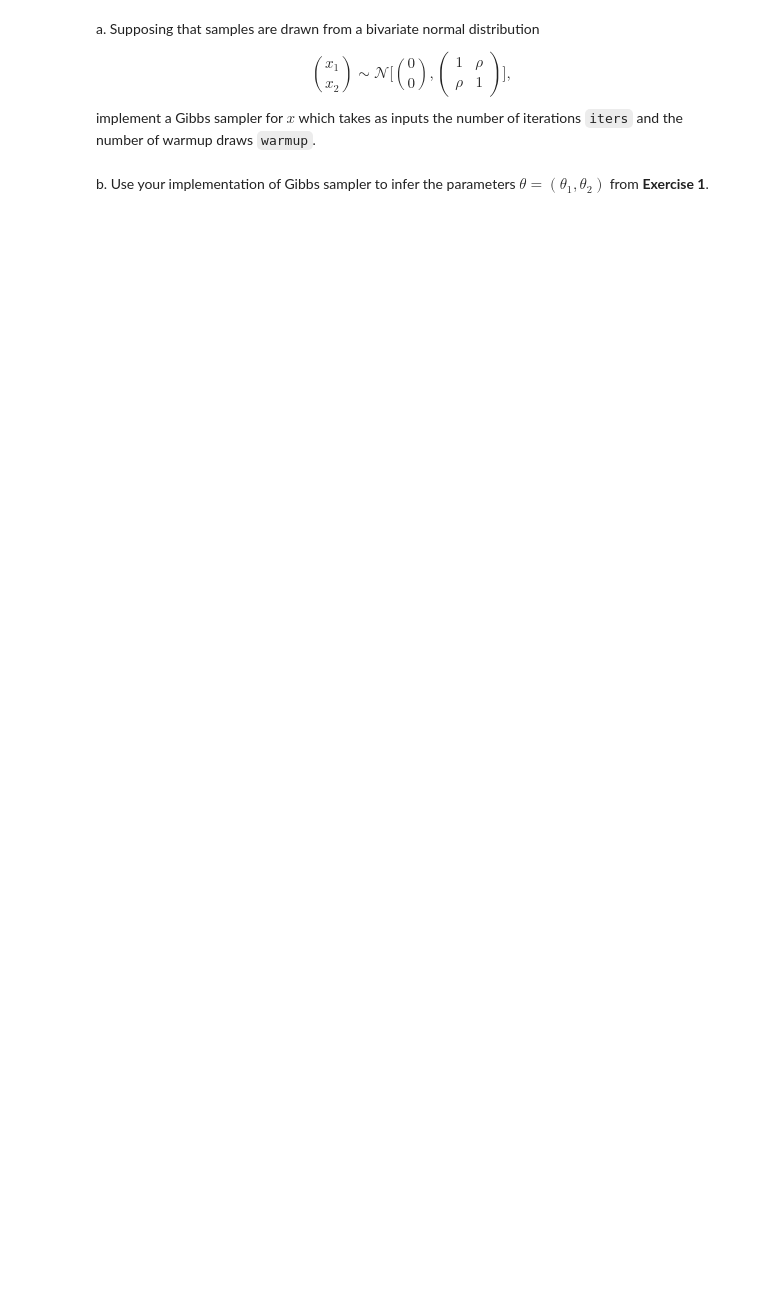
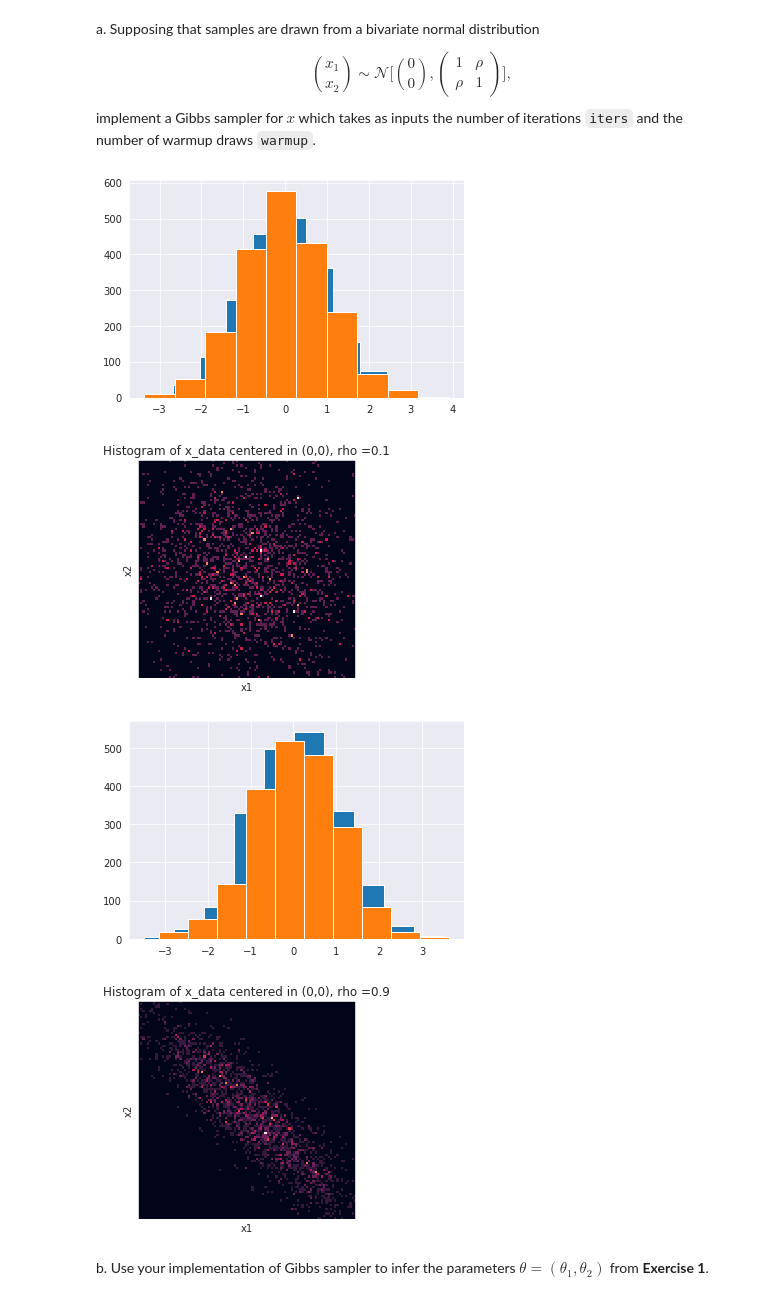
Before and after one commit to samadio/statistical-machine-learning, a Jupyter notebook: homeworks/homework_04.ipynb, the cells around one changed output. Drawn from its saved outputs; the diff is of its cells as text; code cells hidden in the pictures; blank space fills up the shorter version.

```diff
--- a/homeworks/homework_04.ipynb
+++ b/homeworks/homework_04.ipynb
@@ -96,23 +106,48 @@ $$
 $$
     implement a Gibbs sampler for $x$ which takes as inputs the number of iterations `iters` and the number of warmup draws `warmup`.
 # %%
-def gibbs_sampler(iters: int, warmup: int, rho: float):
-    x2 = 0.1
-    x1 = pyro.sample('x10',dist.Normal(rho*x2, np.sqrt(1-rho**2)))
+def new_mu(idx, mu, rho, x_other):
+    return mu[idx] + rho * (x_other - mu[(idx + 1) % 2])
+
+def gibbs_sampler(guess: float, iters: int, warmup: int, rho: float, mu = [0,0]):
+
+    x = [0.,guess]
+                           #p(x1|x2)
+    x[0] = pyro.sample('x10',dist.Normal(new_mu(0,mu,rho,x[1]), np.sqrt(1-rho**2)))
 
     for i in range(warmup):
-        x2 = pyro.sample('x2',dist.Normal(rho*x1, np.sqrt(1-rho**2)))
-        x1 = pyro.sample('x1',dist.Normal(rho*x1, np.sqrt(1-rho**2)))
+        x[1] = pyro.sample('x2',dist.Normal(new_mu(1,mu,rho,x[0]), np.sqrt(1-rho**2)))
+        x[0] = pyro.sample('x10',dist.Normal(new_mu(0,mu,rho,x[1]), np.sqrt(1-rho**2)))
 
     x2_list=[]
     x1_list=[]
     for i in range(iters):
-        x2 = pyro.sample('x2',dist.Normal(rho*x1, np.sqrt(1-rho**2)))
-        x1 = pyro.sample('x1',dist.Normal(rho*x1, np.sqrt(1-rho**2)))
-        x2_list.append(x2)
-        x1_list.append(x1)
+        x[1] = pyro.sample('x2',dist.Normal(new_mu(1,mu,rho,x[0]), np.sqrt(1-rho**2)))
+        x[0] = pyro.sample('x10',dist.Normal(new_mu(0,mu,rho,x[1]), np.sqrt(1-rho**2)))
+        x2_list.append(x[1])
+        x1_list.append(x[0])
     return (x1_list, x2_list)
 
-_ = gibbs_sampler(100, 500, 0.1)
+for rho in [0.1,0.9]:
+    x1,x2 = gibbs_sampler(0.1, 2000, 1000, rho)
+
+    plt.hist(x1)
+    plt.hist(x2)
+    plt.show()
+
+    heatmap, xedges, yedges = np.histogram2d(x1, x2, bins=100, range=((-2,2),(-2,2)))
+    plt.clf()
+    plt.title('Histogram of x_data centered in (0,0), rho =' + str(rho))
+    plt.ylabel('x2')
+    plt.xlabel('x1')
+    plt.xticks(())
+    plt.yticks(())
+    plt.imshow(heatmap)
+    plt.show()
+# %% [output]
+[figure, added]
+[figure, added]
+[figure, added]
+[figure, added]
 # %% [markdown]
 b. Use your implementation of Gibbs sampler to infer the parameters $\theta=(\theta_1,\theta_2)$ from **Exercise 1**.
```
Also changed, not shown: parts of 9 cells of this notebook, 4 other files.
